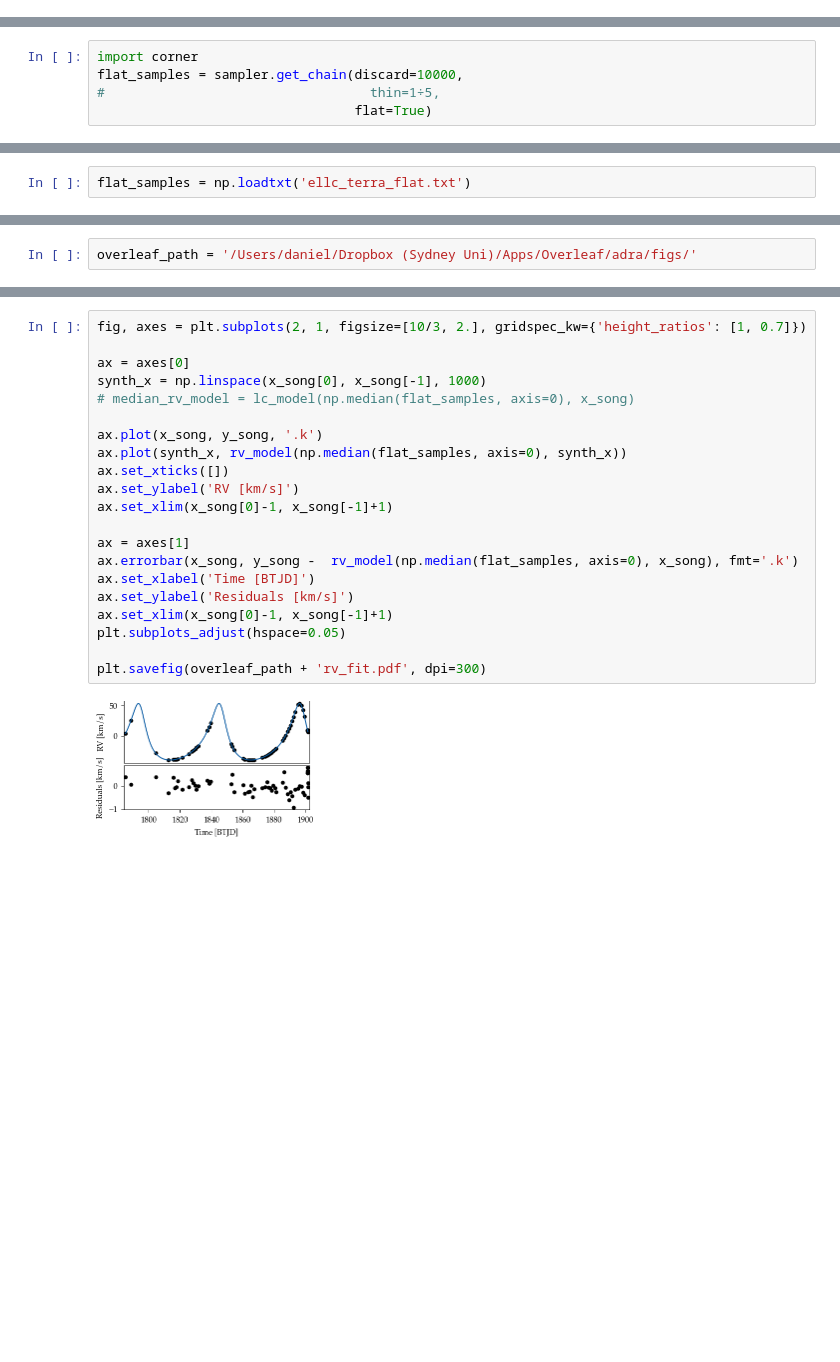
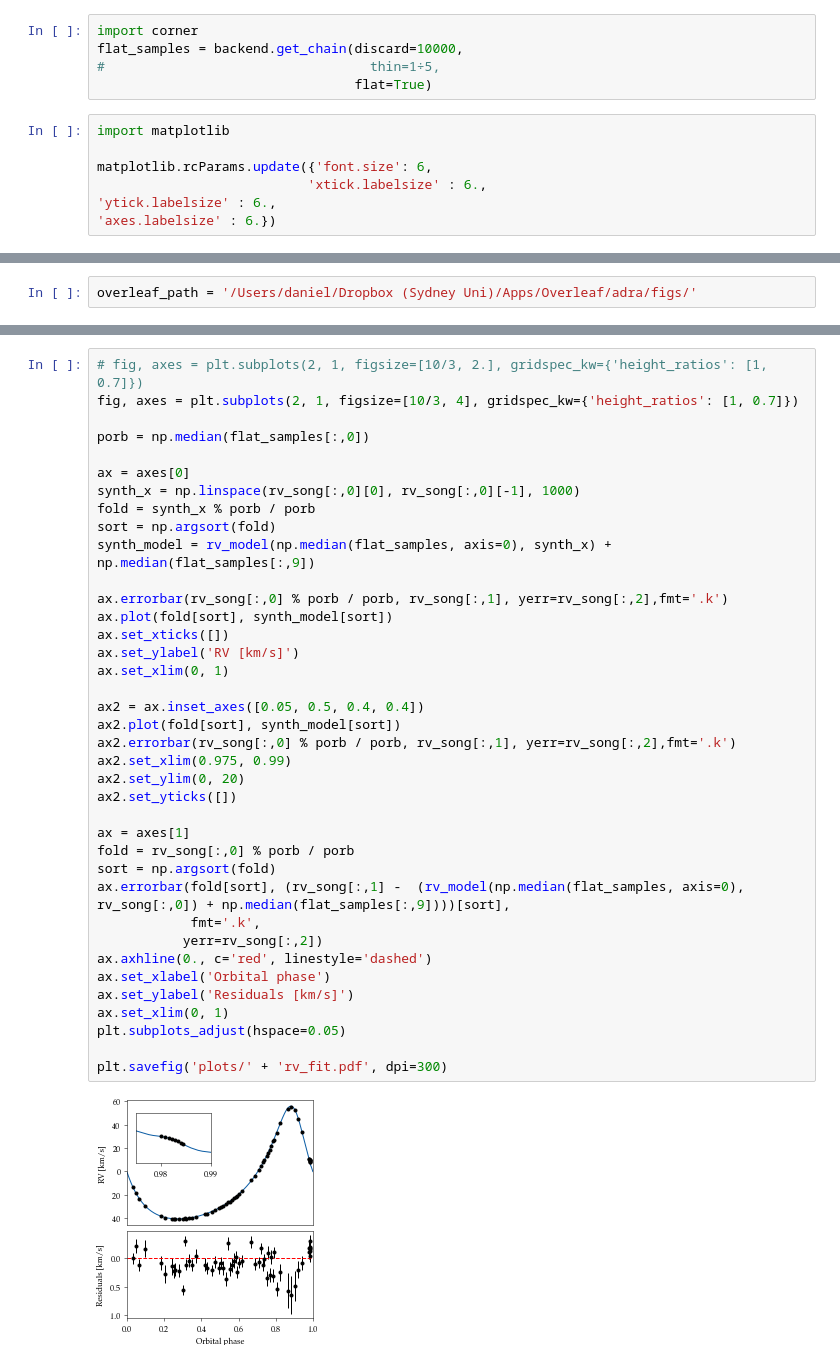
Before and after one commit to danhey/adra, a Jupyter notebook: ELLC model-multiple.ipynb, the cells around one changed output, grey strips where cells are left out. Cells and saved outputs as stored; diff of their text form; blank space fills up the shorter version.

Commit message:
final ellc model

```diff
--- a/ELLC model-multiple.ipynb
+++ b/ELLC model-multiple.ipynb
@@ -271,0 +282,12 @@ plt.plot(rv_bischoff[:,0], rv_bischoff[:,1], '.k')
+# %%
+import corner
+flat_samples = backend.get_chain(discard=10000,
+#                                  thin=1÷5,
+                                 flat=True)
+# %%
+import matplotlib
+
+matplotlib.rcParams.update({'font.size': 6,
+                           'xtick.labelsize' : 6.,
+'ytick.labelsize' : 6.,
+'axes.labelsize' : 6.})
@@ -288,5 +316,0 @@ sampler.run_mcmc(pos, 15000, progress=True);
-# %%
-import corner
-flat_samples = sampler.get_chain(discard=10000,
-#                                  thin=1÷5,
-                                 flat=True)
@@ -301,2 +316,0 @@ plt.savefig('corner_final.png', dpi=300)
-# %%
-flat_samples = np.loadtxt('ellc_terra_flat.txt')
@@ -400,23 +419,40 @@ plt.savefig(overleaf_path + 'lc_fit.pdf', dpi=300)
 # %%
-fig, axes = plt.subplots(2, 1, figsize=[10/3, 2.], gridspec_kw={'height_ratios': [1, 0.7]})
+# fig, axes = plt.subplots(2, 1, figsize=[10/3, 2.], gridspec_kw={'height_ratios': [1, 0.7]})
+fig, axes = plt.subplots(2, 1, figsize=[10/3, 4], gridspec_kw={'height_ratios': [1, 0.7]})
+
+porb = np.median(flat_samples[:,0])
 
 ax = axes[0]
-synth_x = np.linspace(x_song[0], x_song[-1], 1000)
-# median_rv_model = lc_model(np.median(flat_samples, axis=0), x_song)
+synth_x = np.linspace(rv_song[:,0][0], rv_song[:,0][-1], 1000)
+fold = synth_x % porb / porb
+sort = np.argsort(fold)
+synth_model = rv_model(np.median(flat_samples, axis=0), synth_x) + np.median(flat_samples[:,9])
 
-ax.plot(x_song, y_song, '.k')
-ax.plot(synth_x, rv_model(np.median(flat_samples, axis=0), synth_x))
+ax.errorbar(rv_song[:,0] % porb / porb, rv_song[:,1], yerr=rv_song[:,2],fmt='.k')
+ax.plot(fold[sort], synth_model[sort])
 ax.set_xticks([])
 ax.set_ylabel('RV [km/s]')
-ax.set_xlim(x_song[0]-1, x_song[-1]+1)
+ax.set_xlim(0, 1)
+
+ax2 = ax.inset_axes([0.05, 0.5, 0.4, 0.4])
+ax2.plot(fold[sort], synth_model[sort])
+ax2.errorbar(rv_song[:,0] % porb / porb, rv_song[:,1], yerr=rv_song[:,2],fmt='.k')
+ax2.set_xlim(0.975, 0.99)
+ax2.set_ylim(0, 20)
+ax2.set_yticks([])
 
 ax = axes[1]
-ax.errorbar(x_song, y_song -  rv_model(np.median(flat_samples, axis=0), x_song), fmt='.k')
-ax.set_xlabel('Time [BTJD]')
+fold = rv_song[:,0] % porb / porb
+sort = np.argsort(fold)
+ax.errorbar(fold[sort], (rv_song[:,1] -  (rv_model(np.median(flat_samples, axis=0), rv_song[:,0]) + np.median(flat_samples[:,9])))[sort],
+            fmt='.k',
+           yerr=rv_song[:,2])
+ax.axhline(0., c='red', linestyle='dashed')
+ax.set_xlabel('Orbital phase')
 ax.set_ylabel('Residuals [km/s]')
-ax.set_xlim(x_song[0]-1, x_song[-1]+1)
+ax.set_xlim(0, 1)
 plt.subplots_adjust(hspace=0.05)
 
-plt.savefig(overleaf_path + 'rv_fit.pdf', dpi=300)
+plt.savefig('plots/' + 'rv_fit.pdf', dpi=300)
 # %% [output]
-[figure, old version]
+[figure, new version]
```
Also changed, not shown: parts of 28 cells of this notebook, 3 other files.
